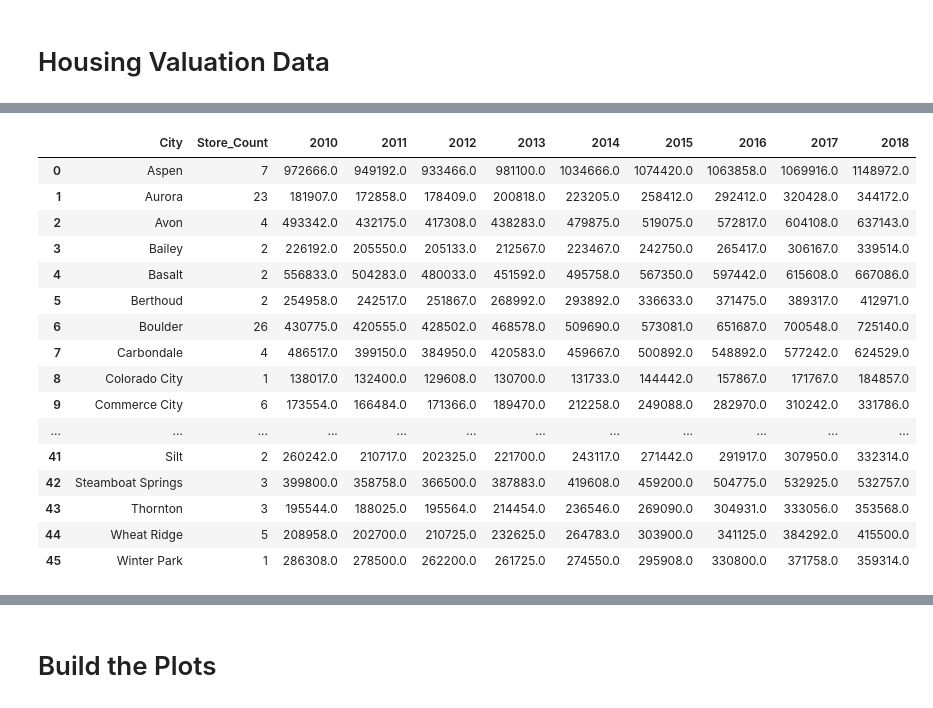
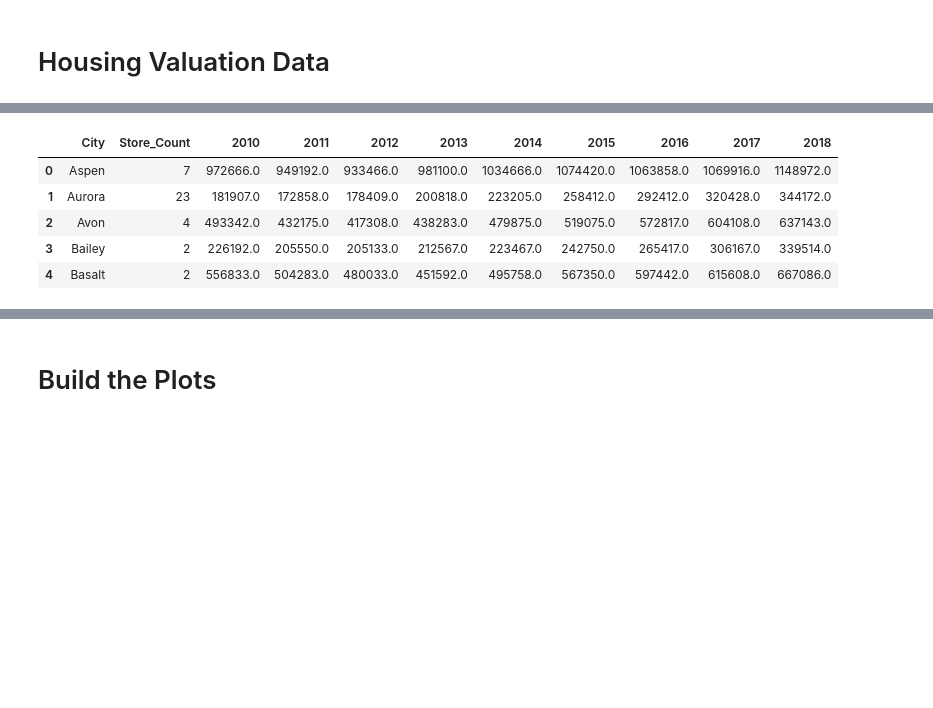
Before and after one commit to joshshigaki/Team-5, a Jupyter notebook: housing_valuation.ipynb, the cells around one changed output, grey strips where cells are left out. Saved outputs shown, nothing was run; the diff lists cells and outputs as text; code cells hidden in the pictures; blank space fills up the shorter version.

```diff
--- a/housing_valuation.ipynb
+++ b/housing_valuation.ipynb
@@ -142,25 +115,14 @@ zillow_df_sum
 # %%
 #The above dataframe has housing prices for all cities.  Now make a
 # dataframe that only includes only those cities with marijuana dispensaries
 
 mj_housing_df = pd.merge(mj_cities_count_df, zillow_df_sum, on='City')
-mj_housing_df
+mj_housing_df.head()
 # %% [output]
 |  | City | Store_Count | 2010 | 2011 | 2012 | 2013 | 2014 | 2015 | 2016 | 2017 | 2018 |
 | 0 | Aspen | 7 | 972666.0 | 949192.0 | 933466.0 | 981100.0 | 1034666.0 | 1074420.0 | 1063858.0 | 1069916.0 | 1148972.0 |
 | 1 | Aurora | 23 | 181907.0 | 172858.0 | 178409.0 | 200818.0 | 223205.0 | 258412.0 | 292412.0 | 320428.0 | 344172.0 |
 | 2 | Avon | 4 | 493342.0 | 432175.0 | 417308.0 | 438283.0 | 479875.0 | 519075.0 | 572817.0 | 604108.0 | 637143.0 |
 | 3 | Bailey | 2 | 226192.0 | 205550.0 | 205133.0 | 212567.0 | 223467.0 | 242750.0 | 265417.0 | 306167.0 | 339514.0 |
 | 4 | Basalt | 2 | 556833.0 | 504283.0 | 480033.0 | 451592.0 | 495758.0 | 567350.0 | 597442.0 | 615608.0 | 667086.0 |
-| 5 | Berthoud | 2 | 254958.0 | 242517.0 | 251867.0 | 268992.0 | 293892.0 | 336633.0 | 371475.0 | 389317.0 | 412971.0 |
-| 6 | Boulder | 26 | 430775.0 | 420555.0 | 428502.0 | 468578.0 | 509690.0 | 573081.0 | 651687.0 | 700548.0 | 725140.0 |
-| 7 | Carbondale | 4 | 486517.0 | 399150.0 | 384950.0 | 420583.0 | 459667.0 | 500892.0 | 548892.0 | 577242.0 | 624529.0 |
-| 8 | Colorado City | 1 | 138017.0 | 132400.0 | 129608.0 | 130700.0 | 131733.0 | 144442.0 | 157867.0 | 171767.0 | 184857.0 |
-| 9 | Commerce City | 6 | 173554.0 | 166484.0 | 171366.0 | 189470.0 | 212258.0 | 249088.0 | 282970.0 | 310242.0 | 331786.0 |
-| ... | ... | ... | ... | ... | ... | ... | ... | ... | ... | ... | ... |
-| 41 | Silt | 2 | 260242.0 | 210717.0 | 202325.0 | 221700.0 | 243117.0 | 271442.0 | 291917.0 | 307950.0 | 332314.0 |
-| 42 | Steamboat Springs | 3 | 399800.0 | 358758.0 | 366500.0 | 387883.0 | 419608.0 | 459200.0 | 504775.0 | 532925.0 | 532757.0 |
-| 43 | Thornton | 3 | 195544.0 | 188025.0 | 195564.0 | 214454.0 | 236546.0 | 269090.0 | 304931.0 | 333056.0 | 353568.0 |
-| 44 | Wheat Ridge | 5 | 208958.0 | 202700.0 | 210725.0 | 232625.0 | 264783.0 | 303900.0 | 341125.0 | 384292.0 | 415500.0 |
-| 45 | Winter Park | 1 | 286308.0 | 278500.0 | 262200.0 | 261725.0 | 274550.0 | 295908.0 | 330800.0 | 371758.0 | 359314.0 |
 # %%
```
Also changed, not shown: parts of 12 cells of this notebook.
